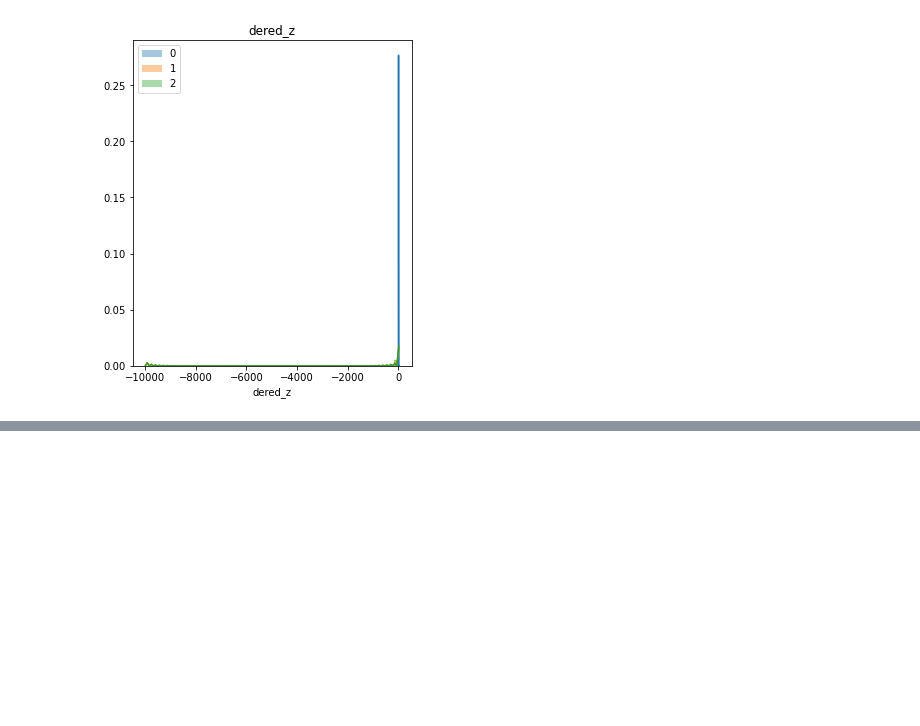
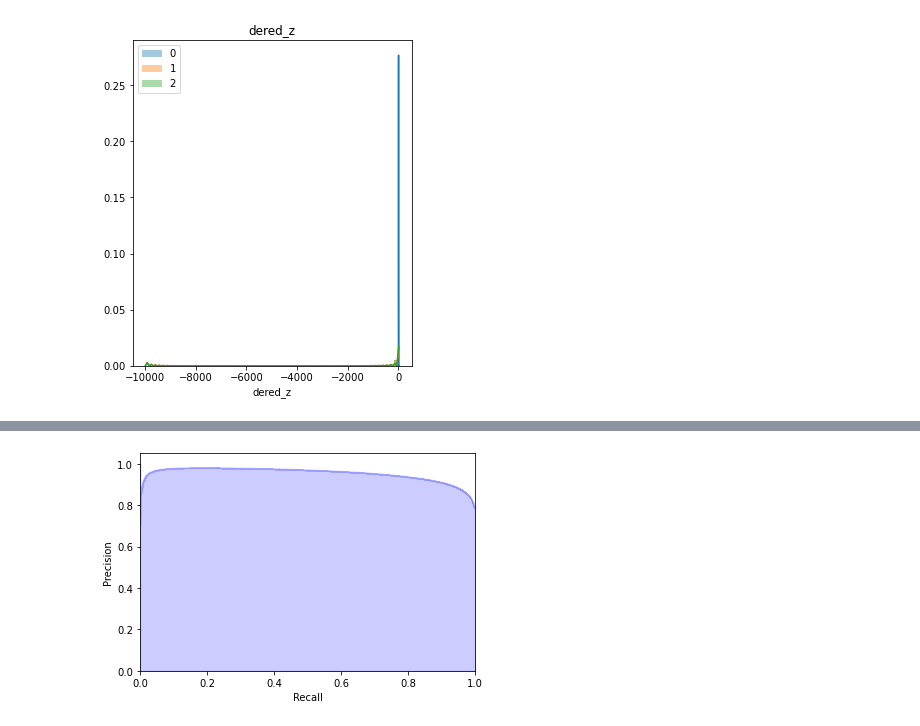
Before and after one commit to Munang/Dacon_AI, a Jupyter notebook: 오픈소스SW2주차.ipynb, the cells around one changed output, grey strips where cells are left out. Saved outputs shown, nothing was run; the diff lists cells and outputs as text; code cells hidden in the pictures; blank space fills up the shorter version.

```diff
--- a/오픈소스SW2주차.ipynb
+++ b/오픈소스SW2주차.ipynb
@@ -68,0 +144,4 @@ plot_category_hist(train, dered_col,'class_train')
+# %%
+plot_pr_curve(y,p)
+# %% [output]
+[figure, added]
```
Also changed, not shown: parts of 20 cells of this notebook.
